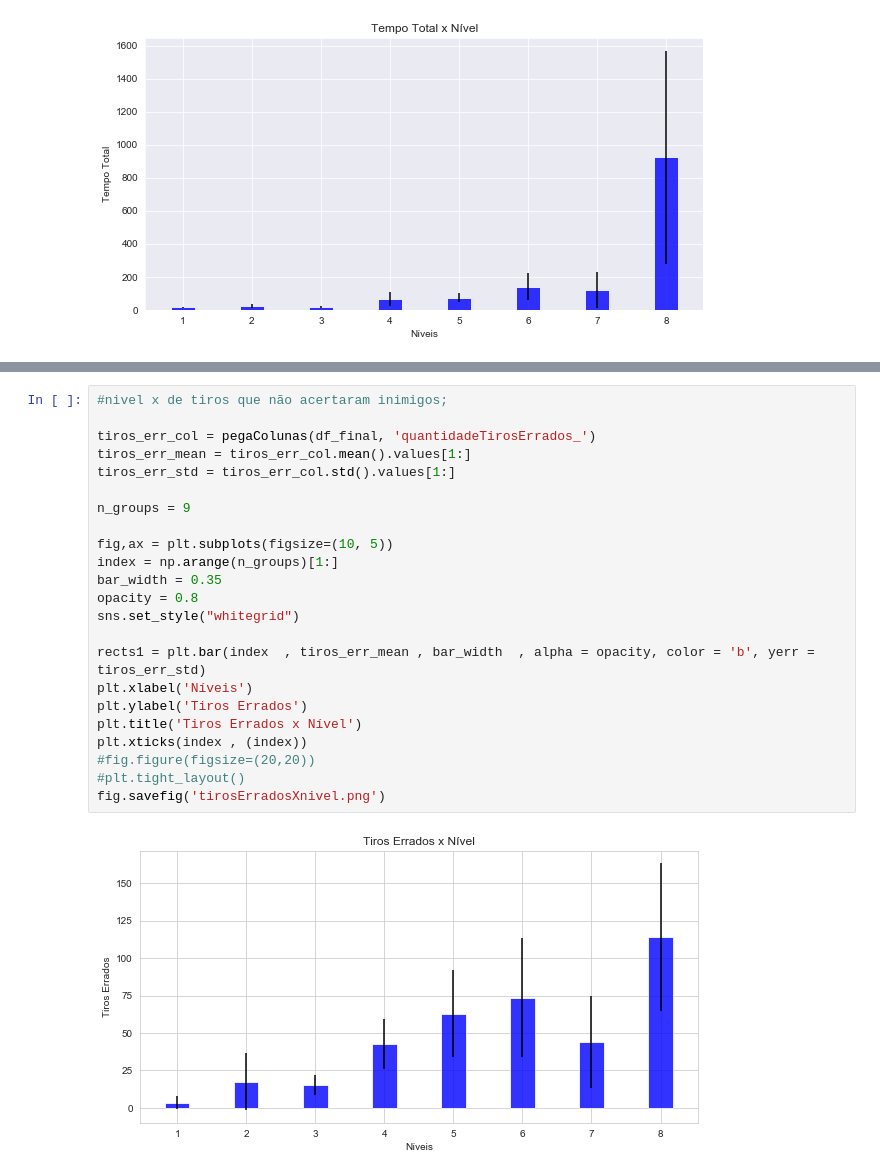
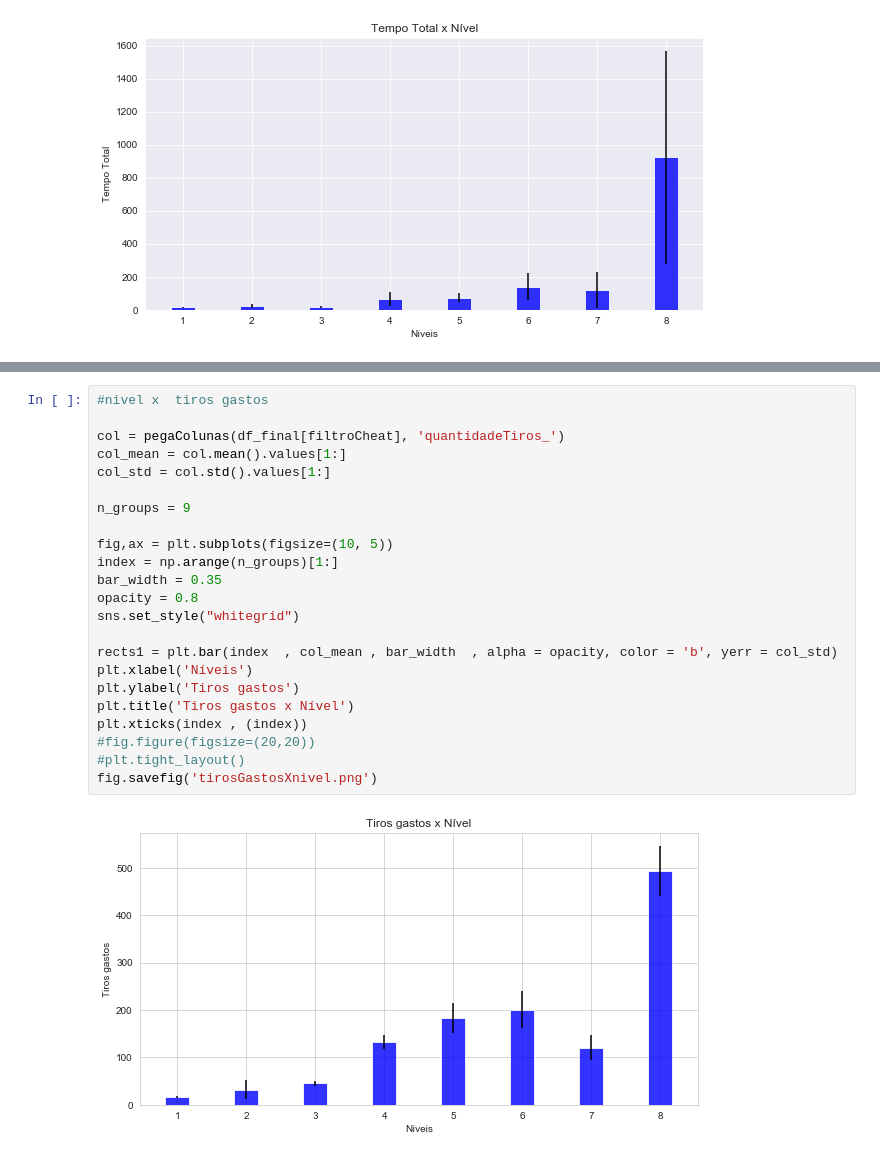
Before and after one commit to wagneralbjr/tcc-dda, a Jupyter notebook: Trata Dados TCC.ipynb, the cells around one changed output, grey strips where cells are left out. Drawn from its saved outputs; the diff is of its cells as text.

Commit message:
Atualizado gráficos com o filtro; Consertado gráfico de tirosAcertados e Errados; Removido gráfico de tiros Errados;

```diff
--- a/Trata Dados TCC.ipynb
+++ b/Trata Dados TCC.ipynb
@@ -458,26 +459,26 @@ fig.savefig('tirosAcerErroXnivel.png')
 # %%
-#nivel x de tiros que não acertaram inimigos;
+#nivel x  tiros gastos
 
-tiros_err_col = pegaColunas(df_final, 'quantidadeTirosErrados_')
-tiros_err_mean = tiros_err_col.mean().values[1:]
-tiros_err_std = tiros_err_col.std().values[1:]
+col = pegaColunas(df_final[filtroCheat], 'quantidadeTiros_')
+col_mean = col.mean().values[1:]
+col_std = col.std().values[1:]
 
 n_groups = 9
 
 fig,ax = plt.subplots(figsize=(10, 5))
 index = np.arange(n_groups)[1:]
 bar_width = 0.35
 opacity = 0.8
 sns.set_style("whitegrid")
 
-rects1 = plt.bar(index  , tiros_err_mean , bar_width  , alpha = opacity, color = 'b', yerr = tiros_err_std)
+rects1 = plt.bar(index  , col_mean , bar_width  , alpha = opacity, color = 'b', yerr = col_std)
 plt.xlabel('Níveis')
-plt.ylabel('Tiros Errados')
-plt.title('Tiros Errados x Nível')
+plt.ylabel('Tiros gastos')
+plt.title('Tiros gastos x Nível')
 plt.xticks(index , (index))
 #fig.figure(figsize=(20,20))
 #plt.tight_layout()
-fig.savefig('tirosErradosXnivel.png')
+fig.savefig('tirosGastosXnivel.png')
 # %% [output]
-[figure, old version]
+[figure, new version]
 # %%
```
Also changed, not shown: parts of 5 cells of this notebook, 6 other files.
